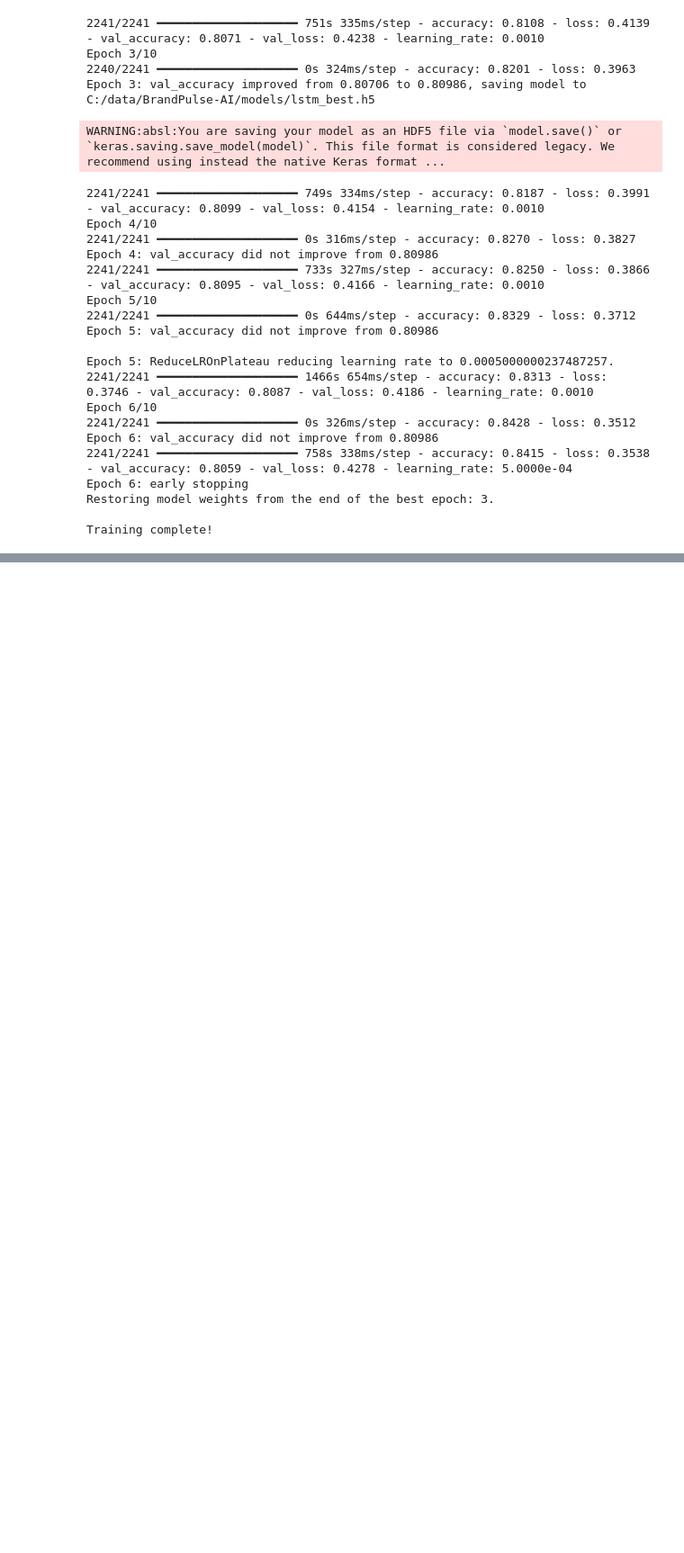
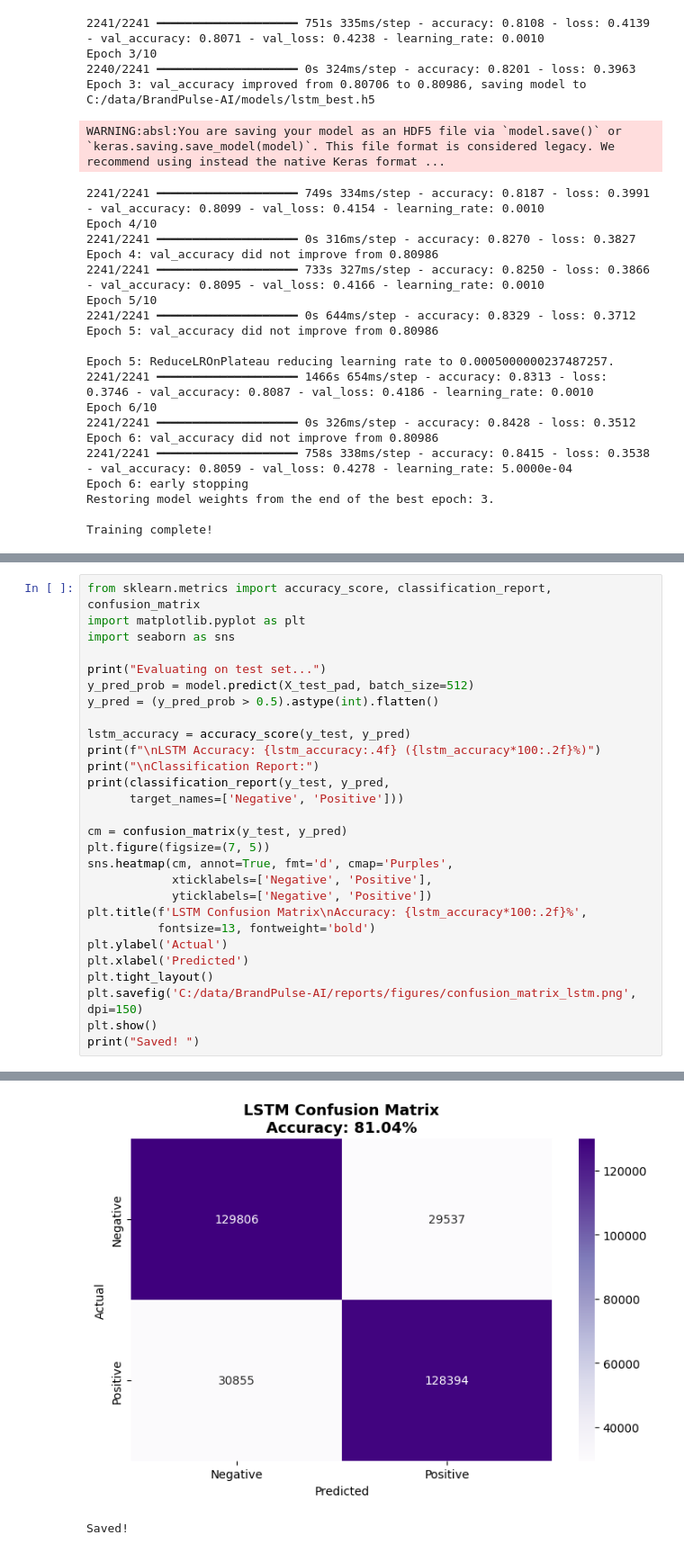
Before and after one commit to PRADHNESH123/BrandPulse-AI, a Jupyter notebook: notebooks/04_LSTM_Deep_Learning.ipynb, the cells around one changed output, grey strips where cells are left out. Shown at 90% size. Drawn from its saved outputs; the diff is of its cells as text; blank space fills up the shorter version.

Commit message:
Day 6: model comparison complete, inference tested, report saved

```diff
--- a/notebooks/04_LSTM_Deep_Learning.ipynb
+++ b/notebooks/04_LSTM_Deep_Learning.ipynb
@@ -252,0 +297,29 @@ Saved lstm_training_curves.png ✅
+# %%
+from sklearn.metrics import accuracy_score, classification_report, confusion_matrix
+import matplotlib.pyplot as plt
+import seaborn as sns
+
+print("Evaluating on test set...")
+y_pred_prob = model.predict(X_test_pad, batch_size=512)
+y_pred = (y_pred_prob > 0.5).astype(int).flatten()
+
+lstm_accuracy = accuracy_score(y_test, y_pred)
+print(f"\nLSTM Accuracy: {lstm_accuracy:.4f} ({lstm_accuracy*100:.2f}%)")
+print("\nClassification Report:")
+print(classification_report(y_test, y_pred,
+      target_names=['Negative', 'Positive']))
+
+cm = confusion_matrix(y_test, y_pred)
+plt.figure(figsize=(7, 5))
+sns.heatmap(cm, annot=True, fmt='d', cmap='Purples',
+            xticklabels=['Negative', 'Positive'],
+            yticklabels=['Negative', 'Positive'])
+plt.title(f'LSTM Confusion Matrix\nAccuracy: {lstm_accuracy*100:.2f}%',
+          fontsize=13, fontweight='bold')
+plt.ylabel('Actual')
+plt.xlabel('Predicted')
+plt.tight_layout()
+plt.savefig('C:/data/BrandPulse-AI/reports/figures/confusion_matrix_lstm.png', dpi=150)
+plt.show()
+print("Saved! ")
+# %% [output]
@@ -252,0 +340,2 @@ Saved lstm_training_curves.png ✅
+[figure, added]
+Saved!
```
Also changed, not shown: parts of 3 cells of this notebook, 4 other files.
